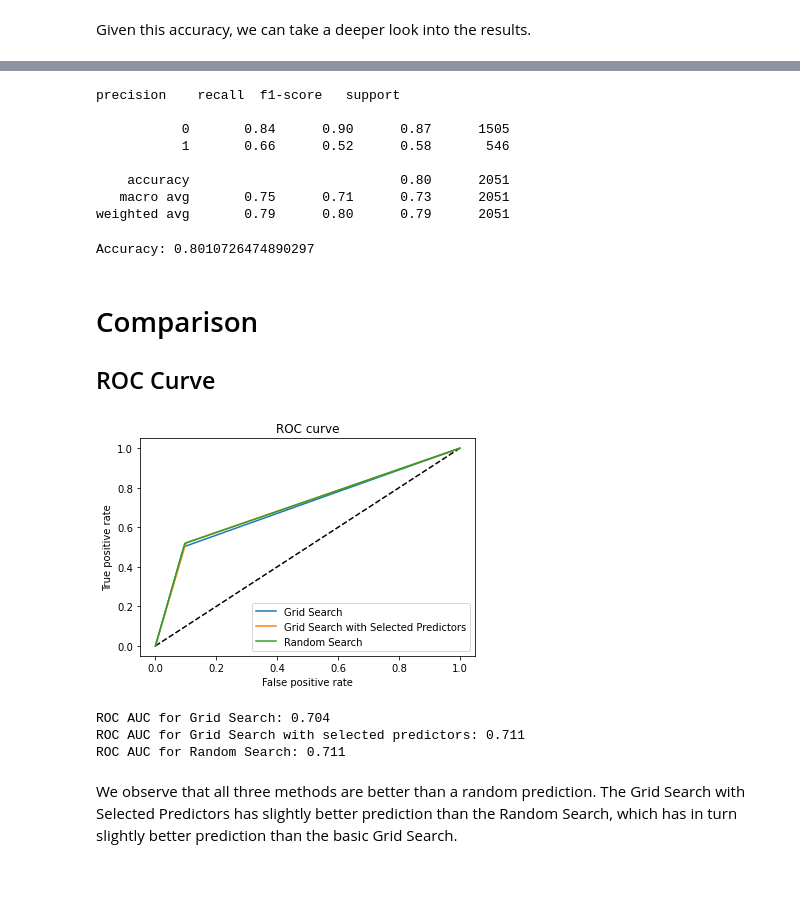
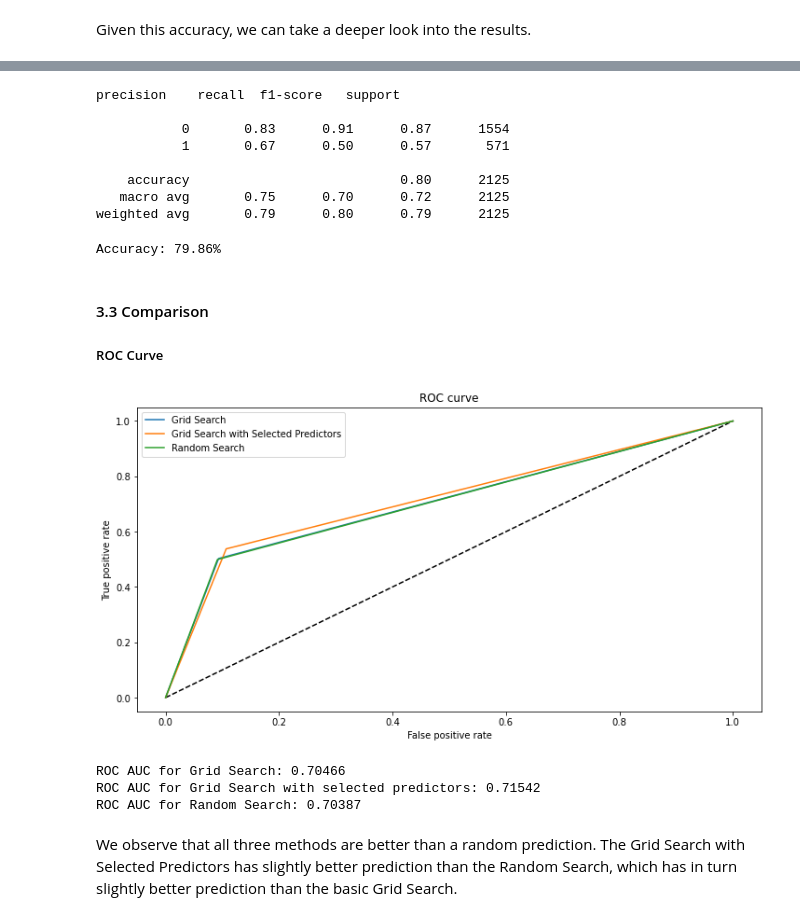
Before and after one commit to JulesTriomphe/dsip, a Jupyter notebook: PS2/ps02.ipynb, the cells around one changed output, grey strips where cells are left out. Drawn from its saved outputs; the diff is of its cells as text; code cells hidden in the pictures; blank space fills up the shorter version.

```diff
--- a/PS2/ps02.ipynb
+++ b/PS2/ps02.ipynb
@@ -228,7 +344,7 @@ Let's try to run the model again, but this time selecting only the most impactin
 # %%
 grid_selected_features = [grid_feature_importances[i][0] for i in range(15)]
 grid_X_train_sel = X_train[grid_selected_features]
-grid_X_val_sel = X_val[grid_selected_features]
+grid_X_test_sel = X_test[grid_selected_features]
 # %%
 grid_clf.fit(grid_X_train_sel, y_train)
 # %% [output]
@@ -283,5 +399,5 @@ grid_clf_best_sel = RandomForestClassifier(n_jobs = -1,max_depth = grid_best_max
 # %%
 grid_clf_best_sel.fit(grid_X_train_sel, y_train);
 # %%
-grid_y_pred_sel = grid_clf_best_sel.predict(grid_X_val_sel)
+grid_y_pred_sel = grid_clf_best_sel.predict(grid_X_test_sel)
 # %%
@@ -360,5 +476,5 @@ random_clf_best = RandomForestClassifier(max_depth = 35, max_features = 'sqrt',
 # %%
 random_clf_best.fit(X_train, y_train);
 # %%
-random_y_pred = random_clf_best.predict(X_val)
+random_y_pred = random_clf_best.predict(X_test)
 # %%
@@ -381,49 +497,49 @@ plot_importance(random_feature_importances, 10, 'Ransom search')
 # %%
-print(classification_report(y_val,random_y_pred))
+print(classification_report(y_test,random_y_pred))
 # %% [output]
 precision    recall  f1-score   support
 
-           0       0.84      0.90      0.87      1505
-           1       0.66      0.52      0.58       546
+           0       0.83      0.91      0.87      1554
+           1       0.67      0.50      0.57       571
 
-    accuracy                           0.80      2051
-   macro avg       0.75      0.71      0.73      2051
-weighted avg       0.79      0.80      0.79      2051
+    accuracy                           0.80      2125
+   macro avg       0.75      0.70      0.72      2125
+weighted avg       0.79      0.80      0.79      2125
 # %%
-print("Accuracy:",metrics.accuracy_score(y_val, random_y_pred))
+print("Accuracy: {:.2%}".format(accuracy_score(y_test, random_y_pred)))
 # %% [output]
-Accuracy: 0.8010726474890297
+Accuracy: 79.86%
 # %% [markdown]
-# Comparison
+#### 3.3 Comparison
 
-## ROC Curve
+##### ROC Curve
 # %%
-fpr_grid, tpr_grid, _ = roc_curve(y_val, grid_y_pred)
-fpr_grid_sel, tpr_grid_sel, _ = roc_curve(y_val, grid_y_pred_sel)
-fpr_random, tpr_random, _ = roc_curve(y_val, random_y_pred)
+fpr_grid, tpr_grid, _ = roc_curve(y_test, grid_y_pred)
+fpr_grid_sel, tpr_grid_sel, _ = roc_curve(y_test, grid_y_pred_sel)
+fpr_random, tpr_random, _ = roc_curve(y_test, random_y_pred)
 # %%
-plt.figure(2)
+plt.figure(figsize=(12, 6))
 plt.plot([0, 1], [0, 1], 'k--')
 plt.plot(fpr_grid, tpr_grid, label='Grid Search')
 plt.plot(fpr_grid_sel, tpr_grid_sel, label='Grid Search with Selected Predictors')
 plt.plot(fpr_random, tpr_random, label='Random Search')
 plt.xlabel('False positive rate')
 plt.ylabel('True positive rate')
 plt.title('ROC curve')
 plt.legend(loc='best')
 plt.show()
 
-roc_auc_grid = roc_auc_score(y_val, grid_y_pred)
-print('ROC AUC for Grid Search: %.3f' % roc_auc_grid)
-roc_auc_grid_sel = roc_auc_score(y_val, grid_y_pred_sel)
-print('ROC AUC for Grid Search with selected predictors: %.3f' % roc_auc_grid_sel)
-roc_auc_random = roc_auc_score(y_val, random_y_pred)
-print('ROC AUC for Random Search: %.3f' % roc_auc_random)
+roc_auc_grid = roc_auc_score(y_test, grid_y_pred)
+print('ROC AUC for Grid Search: %.5f' % roc_auc_grid)
+roc_auc_grid_sel = roc_auc_score(y_test, grid_y_pred_sel)
+print('ROC AUC for Grid Search with selected predictors: %.5f' % roc_auc_grid_sel)
+roc_auc_random = roc_auc_score(y_test, random_y_pred)
+print('ROC AUC for Random Search: %.5f' % roc_auc_random)
 # %% [output]
-[figure, old version]
+[figure, new version]
-ROC AUC for Grid Search: 0.704
-ROC AUC for Grid Search with selected predictors: 0.711
-ROC AUC for Random Search: 0.711
+ROC AUC for Grid Search: 0.70466
+ROC AUC for Grid Search with selected predictors: 0.71542
+ROC AUC for Random Search: 0.70387
 # %% [markdown]
 We observe that all three methods are better than a random prediction. The Grid Search with Selected Predictors has slightly better prediction than the Random Search, which has in turn slightly better prediction than the basic Grid Search.
 # %%
```
Also changed, not shown: parts of 44 cells of this notebook, 1 other file.
